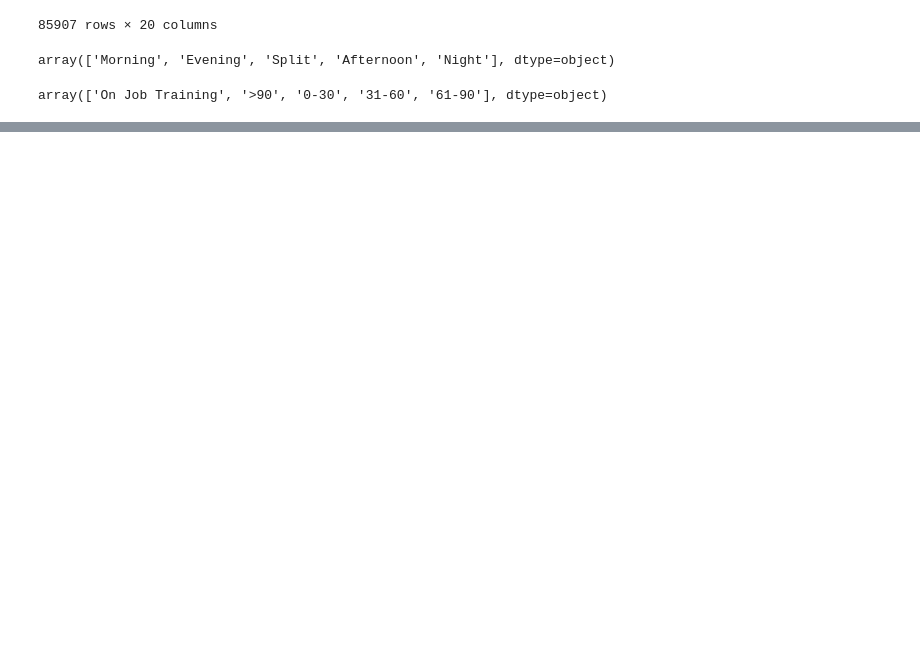
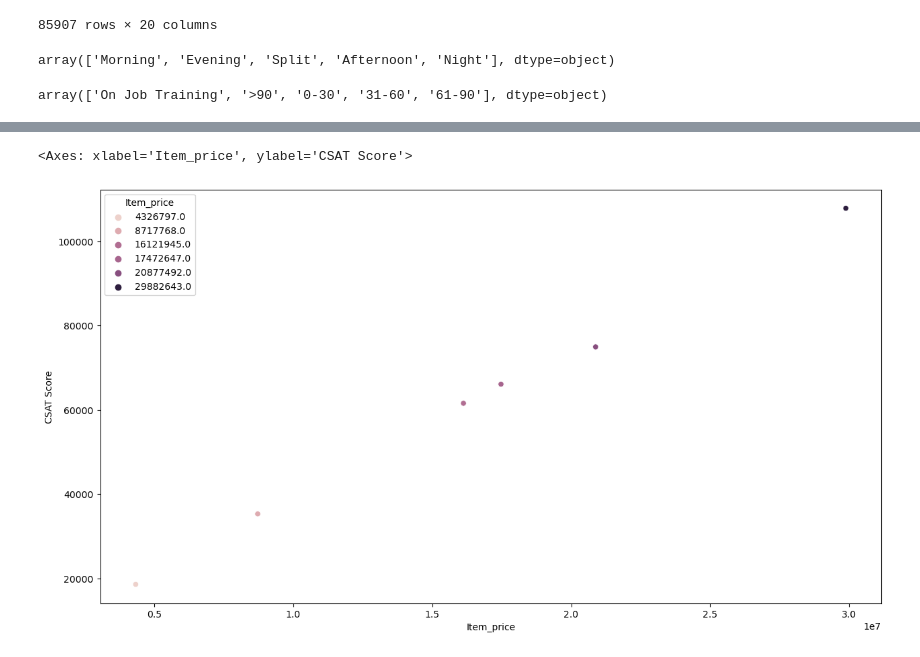
Before and after one commit to MaukanMir/Customer-Support-Classifer, a Jupyter notebook: training.ipynb, the cells around one changed output, grey strips where cells are left out. Drawn from its saved outputs; the diff is of its cells as text; code cells hidden in the pictures; blank space fills up the shorter version.

```diff
--- a/training.ipynb
+++ b/training.ipynb
@@ -53,0 +44,6 @@ df.groupby("Manager").sum("CSAT Score").sort_values("Item_price")[::-1]
+# %%
+plt.figure(figsize=(15,8))
+sns.scatterplot(x="Item_price", y ="CSAT Score", data = highest_revenue, hue ="Item_price")
+# %% [output]
+<Axes: xlabel='Item_price', ylabel='CSAT Score'>
+[figure, added]
```
Also changed, not shown: parts of 4 cells of this notebook.
